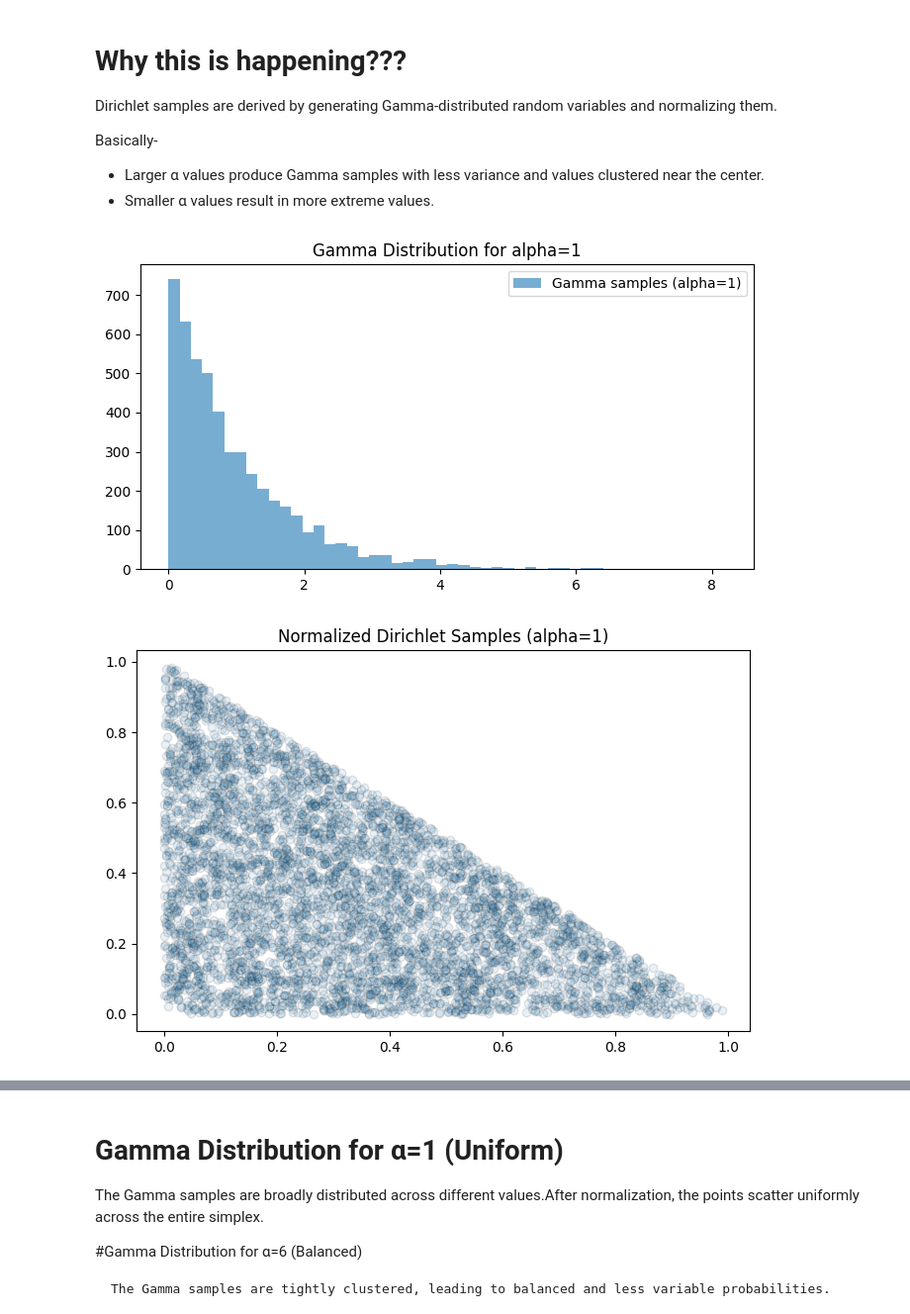
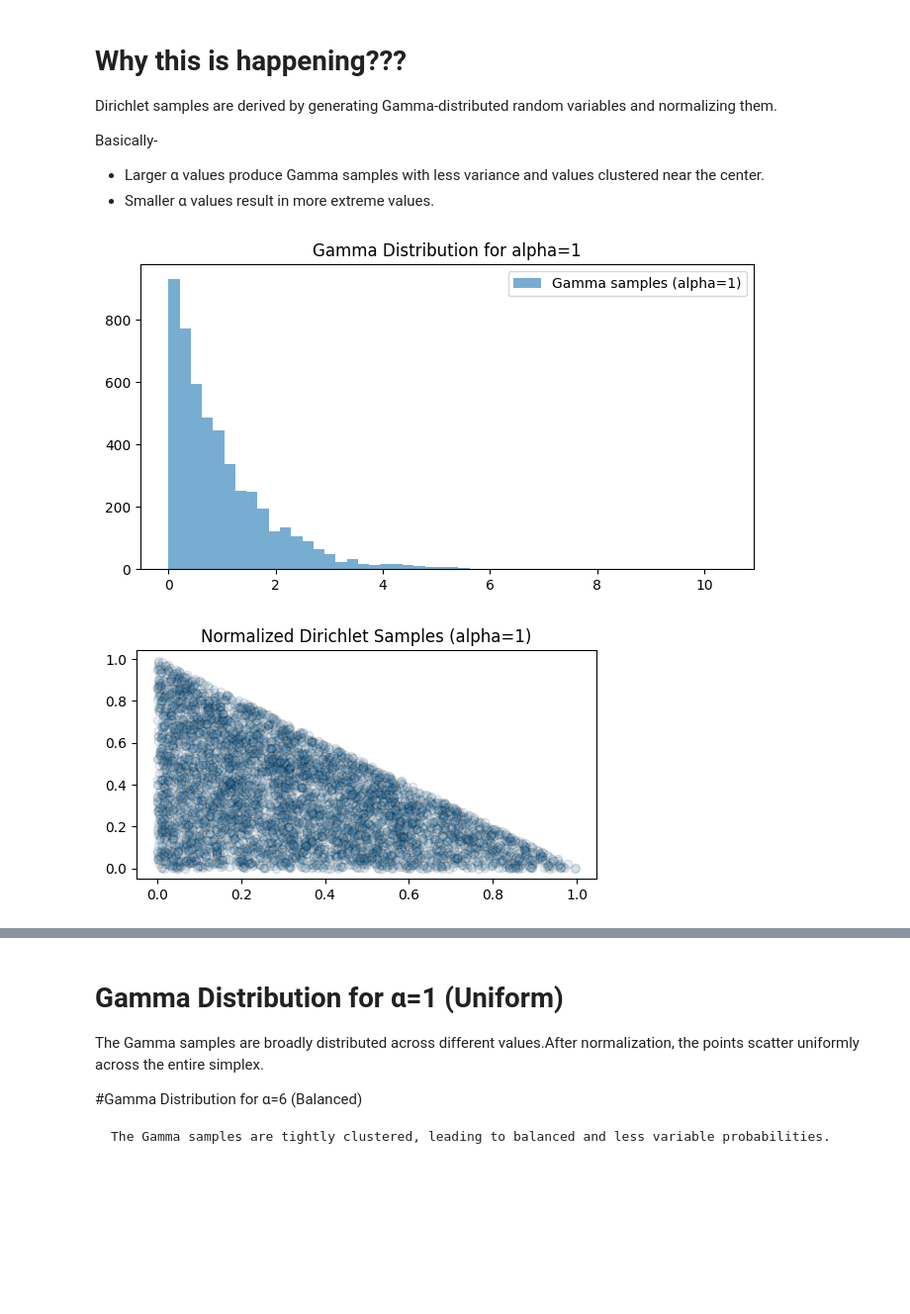
Before and after one commit to piyushy1/Gradientor, a Jupyter notebook: Drichlet_Distribution/drichlet_basics.ipynb, the cells around one changed output, grey strips where cells are left out. Shown at 99% size. Saved outputs shown, nothing was run; the diff lists cells and outputs as text; code cells hidden in the pictures; blank space fills up the shorter version.

```diff
--- a/Drichlet_Distribution/drichlet_basics.ipynb
+++ b/Drichlet_Distribution/drichlet_basics.ipynb
@@ -92,34 +92,34 @@ import numpy as np
 import matplotlib.pyplot as plt
 
 def plot_gamma_samples(alpha_value, size=5000):
     # Generate Gamma samples for three categories
     y1 = gamma.rvs(alpha_value, size=size)
     y2 = gamma.rvs(alpha_value, size=size)
     y3 = gamma.rvs(alpha_value, size=size)
 
-    # Normalize them to sum to 1 (Dirichlet transformation step)
+    # Normalize them to sum to 1 (Dirichlet transformation )
     total = y1 + y2 + y3
     x1 = y1 / total
     x2 = y2 / total
     x3 = y3 / total
 
     # Plot the Gamma samples before normalization
     plt.figure(figsize=(8, 4))
     plt.hist(y1, bins=50, alpha=0.6, label=f'Gamma samples (alpha={alpha_value})')
     plt.legend()
     plt.title(f'Gamma Distribution for alpha={alpha_value}')
     plt.show()
 
     # Plot normalized Dirichlet samples
-    plt.figure(figsize=(8, 5))
+    plt.figure(figsize=(6, 3))
     plt.scatter(x1, x2, alpha=0.1, edgecolor='k')
     plt.title(f'Normalized Dirichlet Samples (alpha={alpha_value})')
     plt.show()
 
 # Visualizing Gamma and Dirichlet samples for alpha values
 plot_gamma_samples(1)  # Uniform
 plot_gamma_samples(6)  # Balanced
 plot_gamma_samples(0.5)  # Skewed
 # %% [output]
-[figure, old version]
+[figure, new version]
-[figure, old version]
+[figure, new version]
```
Also changed, not shown: parts of 5 cells of this notebook.
